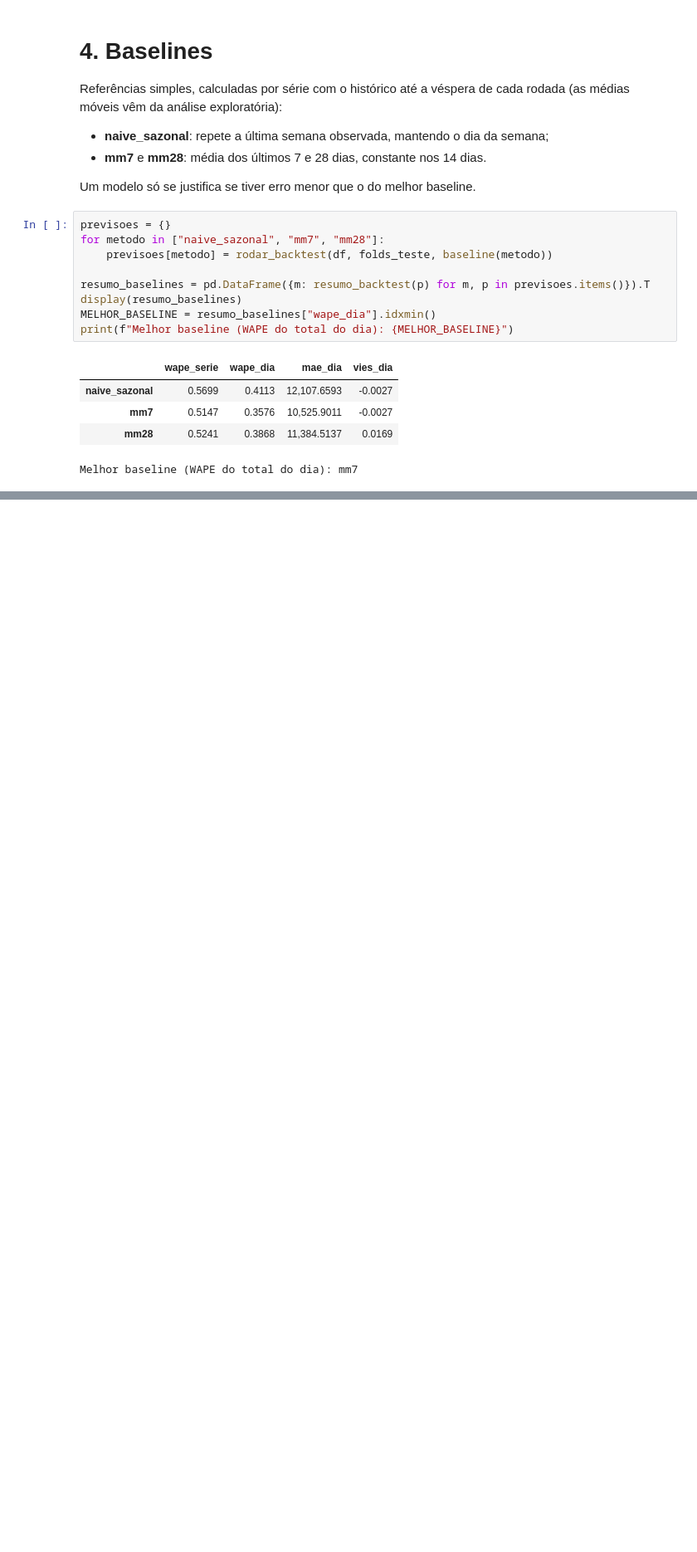
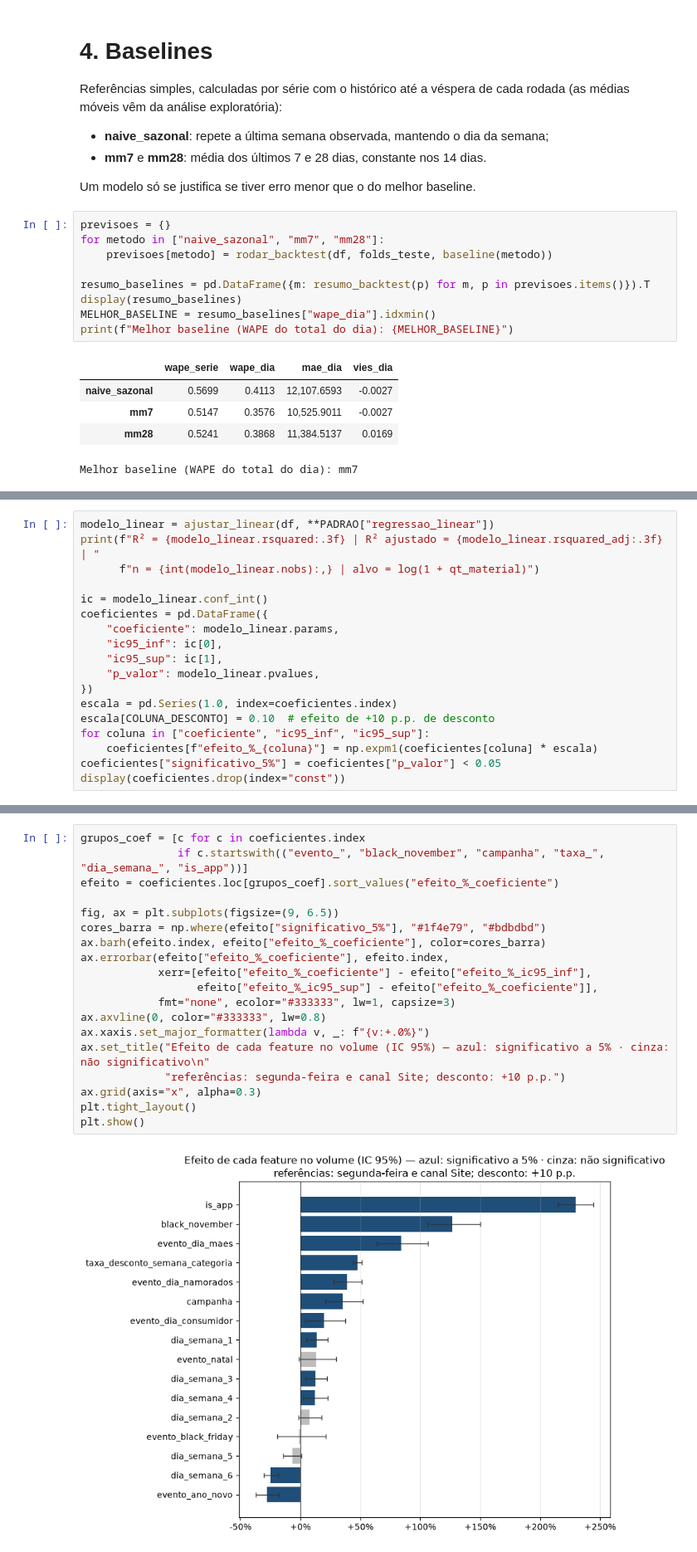
Before and after one commit to guisoares10/Projeto-GB, a Jupyter notebook: notebooks/modelo_machine_learning.ipynb, the cells around one changed output, grey strips where cells are left out. Shown at 83% size. Drawn from its saved outputs; the diff is of its cells as text; blank space fills up the shorter version.

```diff
--- a/notebooks/modelo_machine_learning.ipynb
+++ b/notebooks/modelo_machine_learning.ipynb
@@ -880,0 +407,18 @@ display(sensibilidade)
+# %%
+modelo_linear = ajustar_linear(df, **PADRAO["regressao_linear"])
+print(f"R² = {modelo_linear.rsquared:.3f} | R² ajustado = {modelo_linear.rsquared_adj:.3f} | "
+      f"n = {int(modelo_linear.nobs):,} | alvo = log(1 + qt_material)")
+
+ic = modelo_linear.conf_int()
+coeficientes = pd.DataFrame({
+    "coeficiente": modelo_linear.params,
+    "ic95_inf": ic[0],
+    "ic95_sup": ic[1],
+    "p_valor": modelo_linear.pvalues,
+})
+escala = pd.Series(1.0, index=coeficientes.index)
+escala[COLUNA_DESCONTO] = 0.10  # efeito de +10 p.p. de desconto
+for coluna in ["coeficiente", "ic95_inf", "ic95_sup"]:
+    coeficientes[f"efeito_%_{coluna}"] = np.expm1(coeficientes[coluna] * escala)
+coeficientes["significativo_5%"] = coeficientes["p_valor"] < 0.05
+display(coeficientes.drop(index="const"))
@@ -880,0 +444,21 @@ display(sensibilidade)
+# %%
+grupos_coef = [c for c in coeficientes.index
+               if c.startswith(("evento_", "black_november", "campanha", "taxa_", "dia_semana_", "is_app"))]
+efeito = coeficientes.loc[grupos_coef].sort_values("efeito_%_coeficiente")
+
+fig, ax = plt.subplots(figsize=(9, 6.5))
+cores_barra = np.where(efeito["significativo_5%"], "#1f4e79", "#bdbdbd")
+ax.barh(efeito.index, efeito["efeito_%_coeficiente"], color=cores_barra)
+ax.errorbar(efeito["efeito_%_coeficiente"], efeito.index,
+            xerr=[efeito["efeito_%_coeficiente"] - efeito["efeito_%_ic95_inf"],
+                  efeito["efeito_%_ic95_sup"] - efeito["efeito_%_coeficiente"]],
+            fmt="none", ecolor="#333333", lw=1, capsize=3)
+ax.axvline(0, color="#333333", lw=0.8)
+ax.xaxis.set_major_formatter(lambda v, _: f"{v:+.0%}")
+ax.set_title("Efeito de cada feature no volume (IC 95%) — azul: significativo a 5% · cinza: não significativo\n"
+             "referências: segunda-feira e canal Site; desconto: +10 p.p.")
+ax.grid(axis="x", alpha=0.3)
+plt.tight_layout()
+plt.show()
+# %% [output]
+[figure, added]
```
Also changed, not shown: parts of 80 cells of this notebook, 7 other files.
